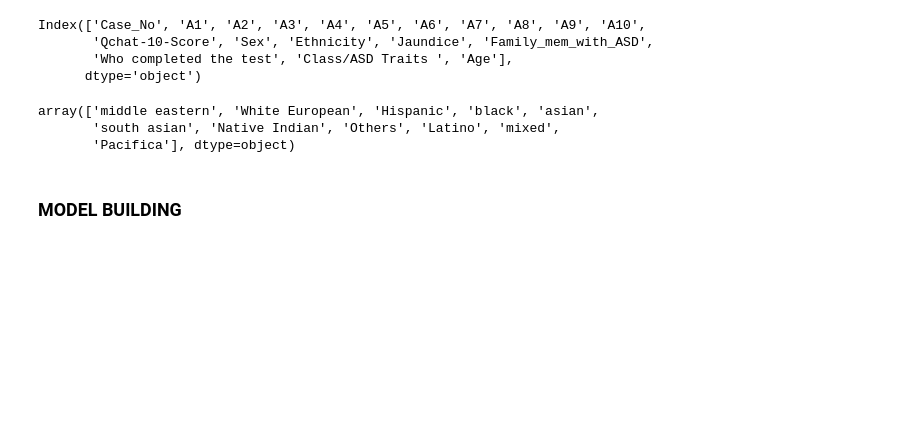
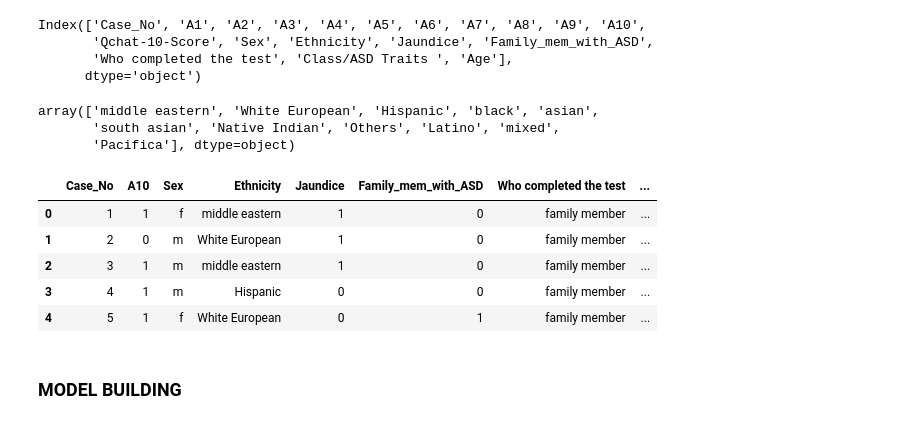
Before and after one commit to ChibuikeOnuba/AUTISM-DIAGNOSIS-PREDICTION-IN-TODDLERS, a Jupyter notebook: model.ipynb, the cells around one changed output. Cells and saved outputs as stored; diff of their text form; code cells hidden in the pictures; blank space fills up the shorter version.

```diff
--- a/model.ipynb
+++ b/model.ipynb
@@ -302,6 +302,15 @@ df['Ethnicity'].unique()
 array(['middle eastern', 'White European', 'Hispanic', 'black', 'asian',
        'south asian', 'Native Indian', 'Others', 'Latino', 'mixed',
        'Pacifica'], dtype=object)
+# %%
+df.head()
+# %% [output]
+|  | Case_No | A10 | Sex | Ethnicity | Jaundice | Family_mem_with_ASD | Who completed the test | ... |
+| 0 | 1 | 1 | f | middle eastern | 1 | 0 | family member | ... |
+| 1 | 2 | 0 | m | White European | 1 | 0 | family member | ... |
+| 2 | 3 | 1 | m | middle eastern | 1 | 0 | family member | ... |
+| 3 | 4 | 1 | m | Hispanic | 0 | 0 | family member | ... |
+| 4 | 5 | 1 | f | White European | 0 | 1 | family member | ... |
 # %% [markdown]
 ### **MODEL BUILDING**
 # %%
```
Also changed, not shown: parts of 1 cell of this notebook, 2 other files.
